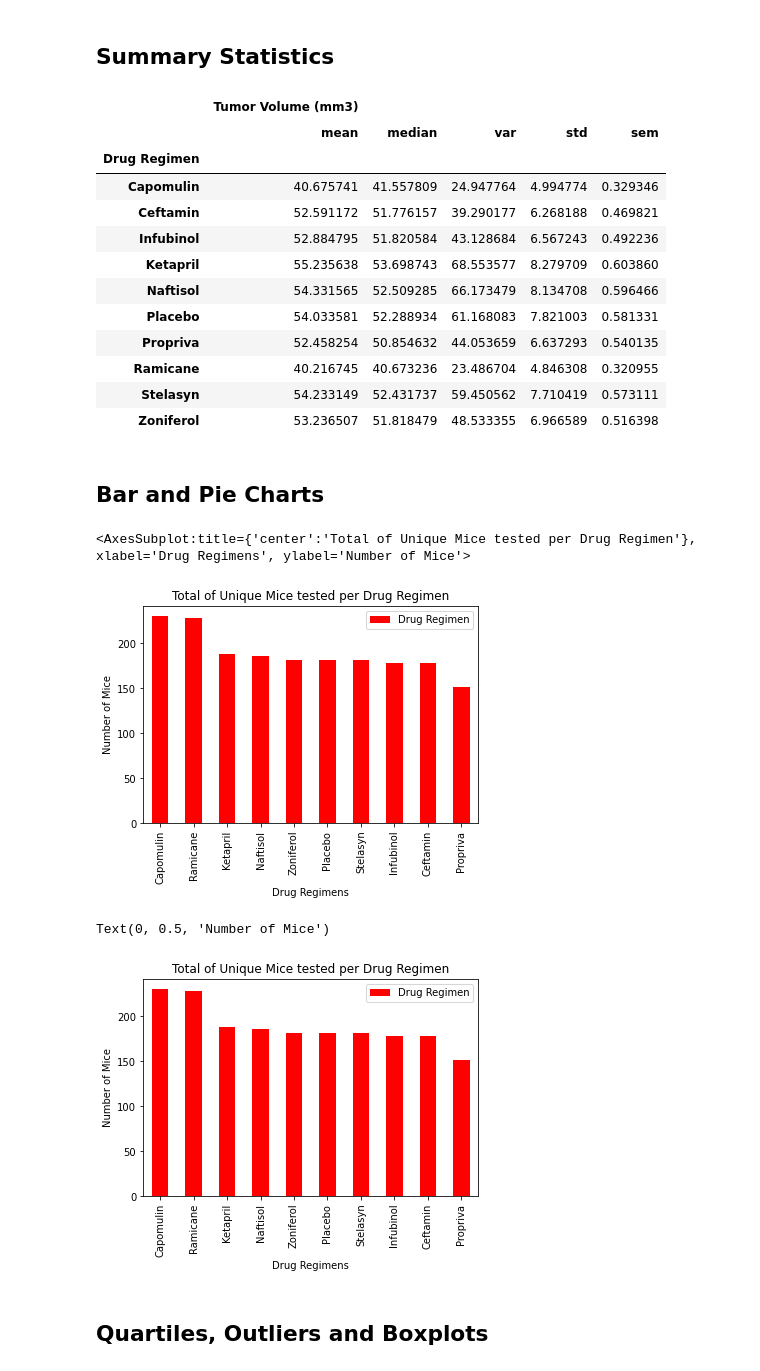
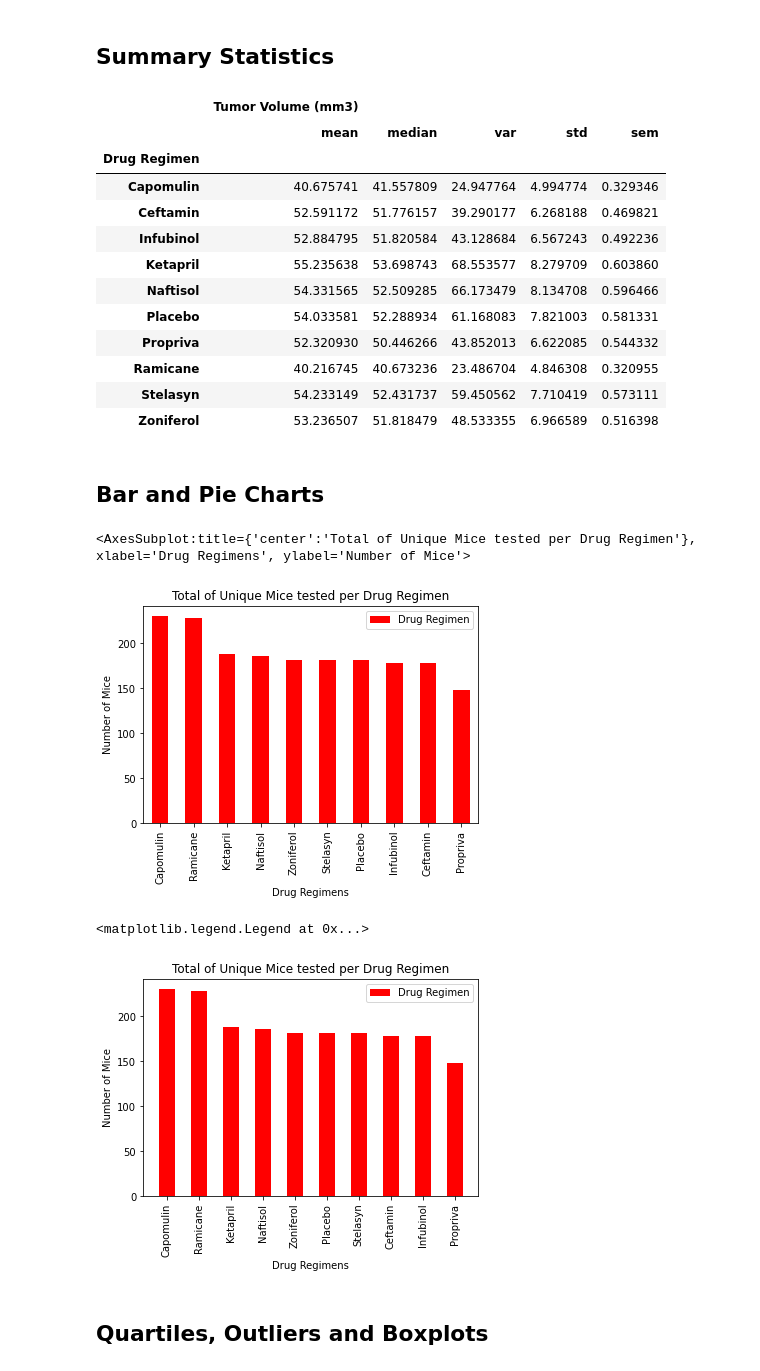
Before and after one commit to patrickfspring/A-Pharamaceuticals-Study-of-Anti-Cancer-Drugs-using-Matplotlib, a Jupyter notebook: Pymaceuticals/pymaceuticals_starter.ipynb, the cells around one changed output. Saved outputs shown, nothing was run; the diff lists cells and outputs as text; code cells hidden in the pictures.

Commit message:
fixed bar charts

```diff
--- a/Pymaceuticals/pymaceuticals_starter.ipynb
+++ b/Pymaceuticals/pymaceuticals_starter.ipynb
@@ -72,7 +91,8 @@ mouse_metadata_dup_df.head(20)
 # %%
 # Create a clean DataFrame by dropping the duplicate mouse by its ID.
-mouse_metadata_df = mouse_metadata_df.drop_duplicates(subset=['Mouse ID', 'Timepoint'], keep=False)
-mouse_metadata_df.dtypes
+#mouse_metadata_df = mouse_metadata_df.drop_duplicates(subset=['Mouse ID', 'Timepoint'], keep=False)
+mouse_metadata_df.drop(mouse_metadata_df[mouse_metadata_df['Mouse ID']=='g989'].index, inplace=True)
+#mouse_metadata_df.dtypes
 # Restore Timepoint to Int.
 mouse_metadata_df['Timepoint'] = mouse_metadata_df['Timepoint'].astype(int)
 #mouse_metadata_df.count()
@@ -107,7 +127,7 @@ mouse_metadata_df.groupby("Drug Regimen").agg({"Tumor Volume (mm3)": ["mean", "m
 | Ketapril | 55.235638 | 53.698743 | 68.553577 | 8.279709 | 0.603860 |
 | Naftisol | 54.331565 | 52.509285 | 66.173479 | 8.134708 | 0.596466 |
 | Placebo | 54.033581 | 52.288934 | 61.168083 | 7.821003 | 0.581331 |
-| Propriva | 52.458254 | 50.854632 | 44.053659 | 6.637293 | 0.540135 |
+| Propriva | 52.320930 | 50.446266 | 43.852013 | 6.622085 | 0.544332 |
 | Ramicane | 40.216745 | 40.673236 | 23.486704 | 4.846308 | 0.320955 |
 | Stelasyn | 54.233149 | 52.431737 | 59.450562 | 7.710419 | 0.573111 |
 | Zoniferol | 53.236507 | 51.818479 | 48.533355 | 6.966589 | 0.516398 |
@@ -127,12 +147,19 @@ unique_mice_tested_df.plot.bar(x=None,
                                ylabel="Number of Mice")
 # %% [output]
 <AxesSubplot:title={'center':'Total of Unique Mice tested per Drug Regimen'}, xlabel='Drug Regimens', ylabel='Number of Mice'>
-[figure, old version]
+[figure, new version]
 # %%
-unique_mice_tested_df.plot(kind='bar',x=None, y='Drug Regimen', color='r', alpha=1, align="center")
+# Generate a bar plot showing the total number of unique mice tested on each drug regimen using pyplot.
+unique_mice_tested_df = pd.DataFrame(mouse_metadata_df["Drug Regimen"].value_counts())
+
+unique_mice_tested_cnt = mouse_metadata_df["Drug Regimen"].value_counts()
+x_axis = unique_mice_tested_cnt.index
+plt.bar(x_axis, unique_mice_tested_cnt, width=0.5, color='r', alpha=1, align="center")
+plt.xticks(x_axis, rotation='vertical')
 plt.title('Total of Unique Mice tested per Drug Regimen')
 plt.xlabel('Drug Regimens')
 plt.ylabel('Number of Mice')
+plt.legend(['Drug Regimen'])
 # %% [output]
-Text(0, 0.5, 'Number of Mice')
+<matplotlib.legend.Legend at 0x...>
-[figure, old version]
+[figure, new version]
```
Also changed, not shown: parts of 5 cells of this notebook.
